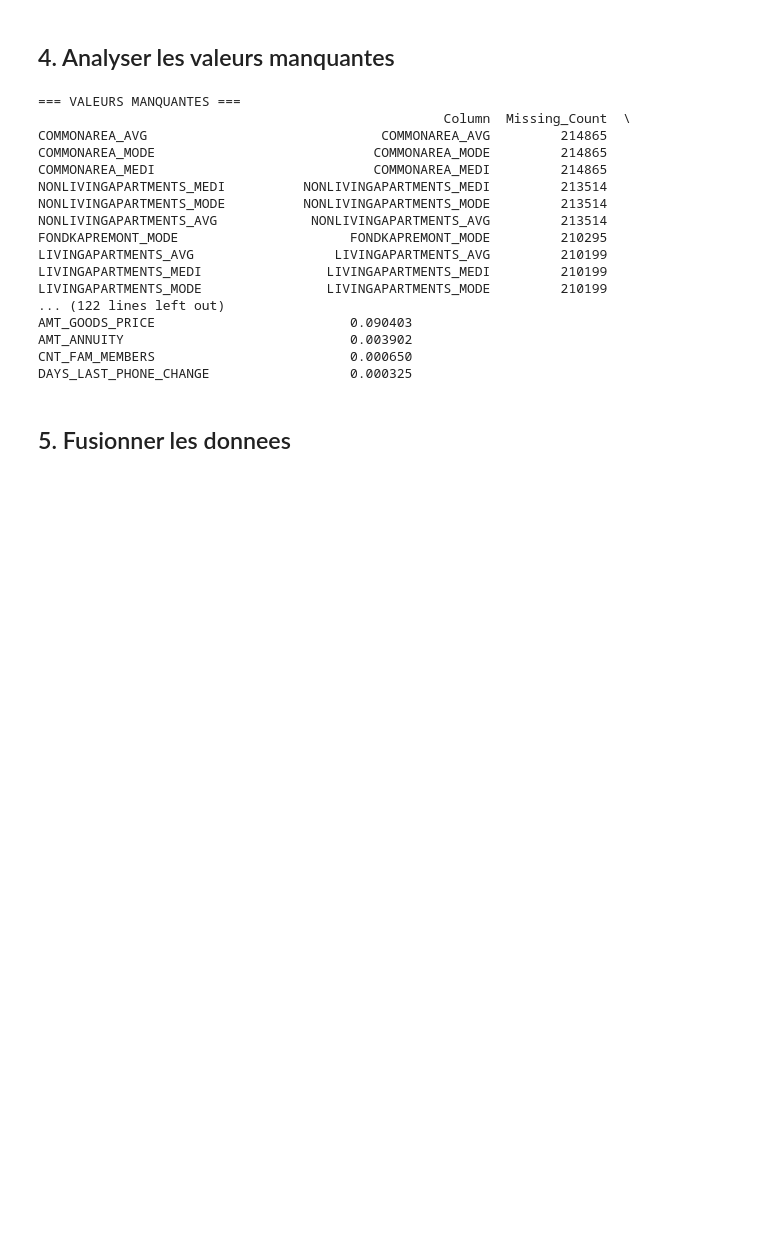
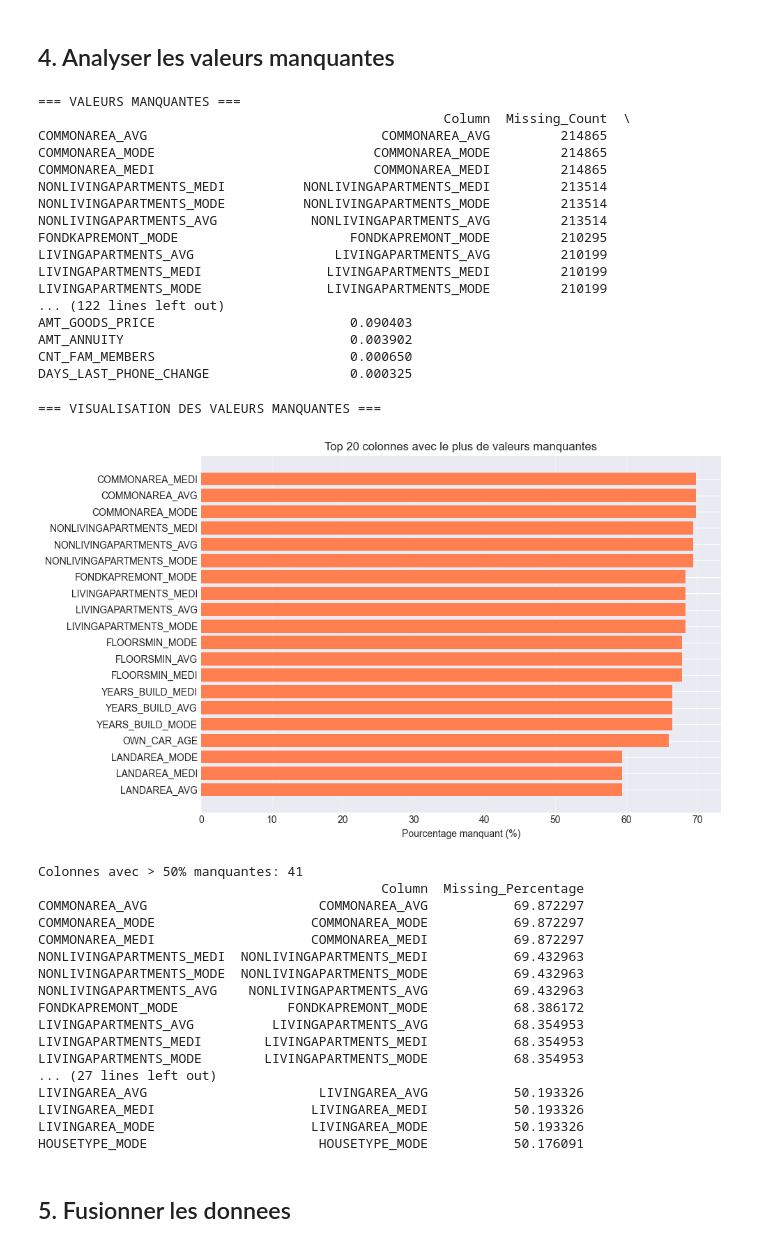
Before and after one commit to DagueG/MLOps, a Jupyter notebook: notebooks/01_data_preparation.ipynb, the cells around one changed output. Drawn from its saved outputs; the diff is of its cells as text; code cells hidden in the pictures; blank space fills up the shorter version.

```diff
--- a/notebooks/01_data_preparation.ipynb
+++ b/notebooks/01_data_preparation.ipynb
@@ -139,5 +220,46 @@ AMT_GOODS_PRICE                         0.090403
 AMT_ANNUITY                             0.003902
 CNT_FAM_MEMBERS                         0.000650
 DAYS_LAST_PHONE_CHANGE                  0.000325
+# %%
+# Visualiser les valeurs manquantes
+print("\n=== VISUALISATION DES VALEURS MANQUANTES ===")
+
+# Colonnes avec valeurs manquantes (triées)
+missing_cols = missing_train[missing_train['Missing_Count'] > 0].sort_values('Missing_Percentage', ascending=True).tail(20)
+
+if len(missing_cols) > 0:
+    fig, ax = plt.subplots(figsize=(10, 6))
+    ax.barh(missing_cols['Column'], missing_cols['Missing_Percentage'], color='coral')
+    ax.set_xlabel('Pourcentage manquant (%)')
+    ax.set_title('Top 20 colonnes avec le plus de valeurs manquantes')
+    ax.grid(axis='x', alpha=0.3)
+    plt.tight_layout()
+    plt.show()
+
+# Analyse par pourcentage
+missing_high = missing_train[missing_train['Missing_Percentage'] > 50]
+print(f"\nColonnes avec > 50% manquantes: {len(missing_high)}")
+if len(missing_high) > 0:
+    print(missing_high[['Column', 'Missing_Percentage']])
+# %% [output]
+=== VISUALISATION DES VALEURS MANQUANTES ===
+[figure, added]
+Colonnes avec > 50% manquantes: 41
+                                            Column  Missing_Percentage
+COMMONAREA_AVG                      COMMONAREA_AVG           69.872297
+COMMONAREA_MODE                    COMMONAREA_MODE           69.872297
+COMMONAREA_MEDI                    COMMONAREA_MEDI           69.872297
+NONLIVINGAPARTMENTS_MEDI  NONLIVINGAPARTMENTS_MEDI           69.432963
+NONLIVINGAPARTMENTS_MODE  NONLIVINGAPARTMENTS_MODE           69.432963
+NONLIVINGAPARTMENTS_AVG    NONLIVINGAPARTMENTS_AVG           69.432963
+FONDKAPREMONT_MODE              FONDKAPREMONT_MODE           68.386172
+LIVINGAPARTMENTS_AVG          LIVINGAPARTMENTS_AVG           68.354953
+LIVINGAPARTMENTS_MEDI        LIVINGAPARTMENTS_MEDI           68.354953
+LIVINGAPARTMENTS_MODE        LIVINGAPARTMENTS_MODE           68.354953
+... (27 lines left out)
+LIVINGAREA_AVG                      LIVINGAREA_AVG           50.193326
+LIVINGAREA_MEDI                    LIVINGAREA_MEDI           50.193326
+LIVINGAREA_MODE                    LIVINGAREA_MODE           50.193326
+HOUSETYPE_MODE                      HOUSETYPE_MODE           50.176091
 # %% [markdown]
 ## 5. Fusionner les donnees
```
Also changed, not shown: parts of 16 cells of this notebook.
